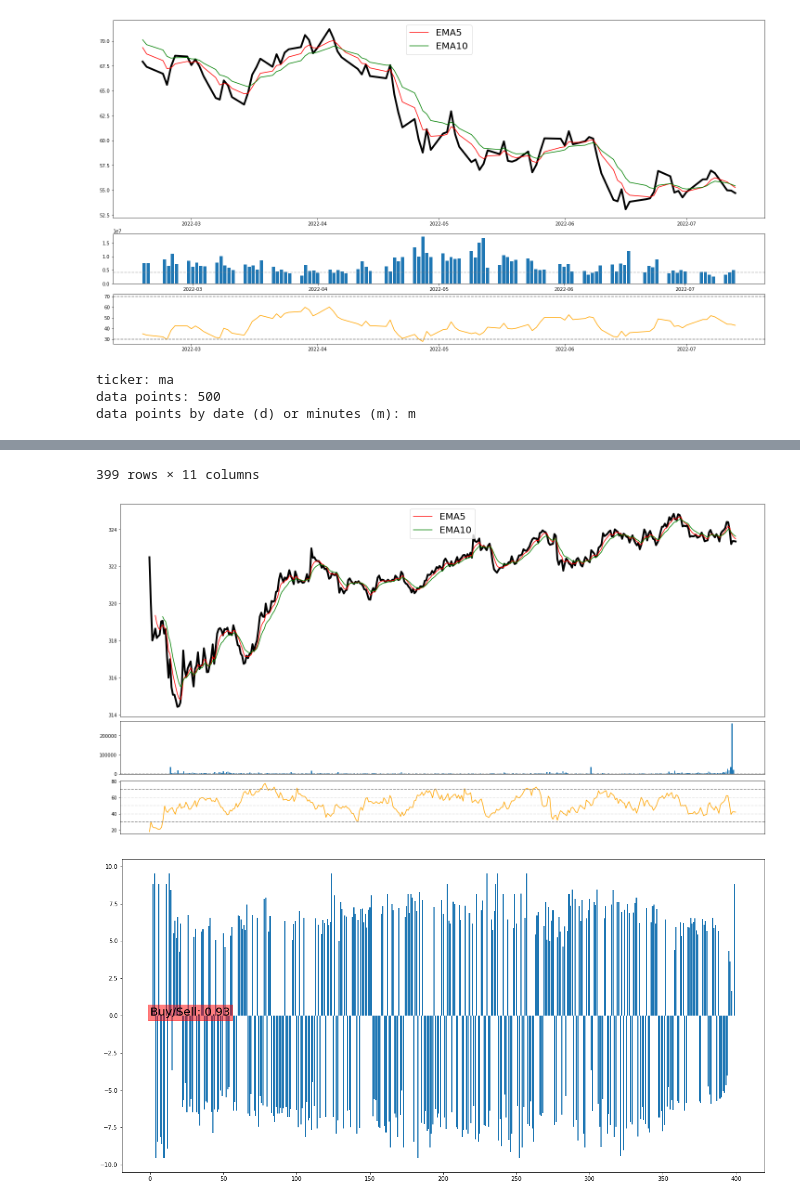
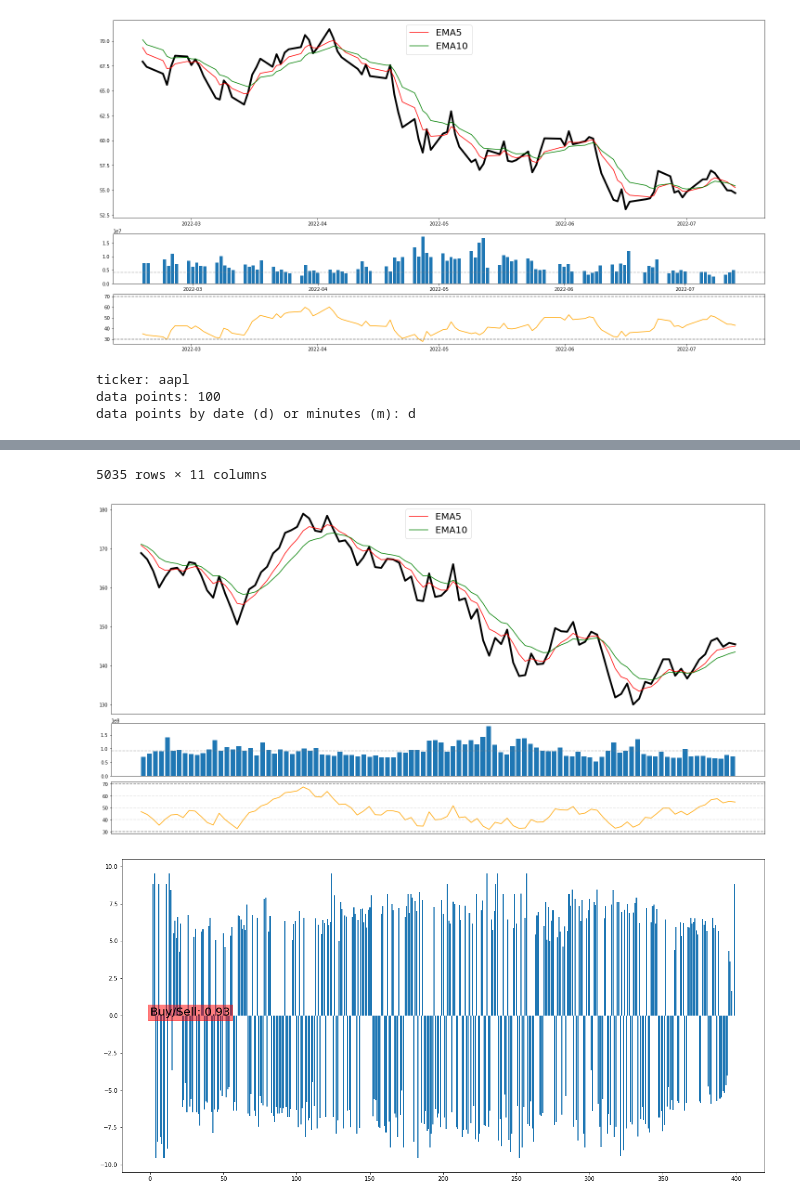
Before and after one commit to CodeCerebro/tpa, a Jupyter notebook: tda.ipynb, the cells around one changed output, grey strips where cells are left out. Saved outputs shown, nothing was run; the diff lists cells and outputs as text; code cells hidden in the pictures.

```diff
--- a/tda.ipynb
+++ b/tda.ipynb
@@ -186,17 +197,17 @@ def RSI(data, days=14):
     if isinstance(data, dict): # when the data is a dictionary
         df = {}
         for sector in data.keys():
-            daily_returns = data[sector]['close'].diff() # taking the difference from previous day
-            for daily_return in daily_returns:
-                if daily_return == 0: # when there is no change in price, both up_tick and down_tick are zero
+            returns = data[sector]['close'].diff() # taking the difference from previous day
+            for dret in returns:
+                if ret == 0: # when there is no change in price, both up_tick and down_tick are zero
                     gain.append(0)
                     loss.append(0)
-                elif daily_return > 0:
-                    gain.append(daily_return)
+                elif ret > 0:
+                    gain.append(ret)
                     loss.append(0)
                 else:
                     gain.append(0)
-                    loss.append(abs(daily_return))
+                    loss.append(abs(ret))
 
             # storing up_tick and down_tick list in a dataframe to use ewm method.
             df[sector] = pd.DataFrame({'gain': pd.Series(gain), 'loss': pd.Series(loss)})
@@ -207,17 +218,17 @@ def RSI(data, days=14):
             data[sector]['RSI'] = 100 - 100/(1 + df[sector]['average gain'] / df[sector]['average loss'])
 
     else: # when the data is just a ticker symbol
-        daily_returns = data['close'].diff()
-        for daily_return in daily_returns:
-            if daily_return == 0:
+        returns = data['close'].diff()
+        for ret in returns:
+            if ret == 0: # when there is no change in price, both up_tick and down_tick are zero
                 gain.append(0)
-                loss.append(0)
-            elif daily_return > 0:
-                gain.append(daily_return)
-                loss.append(0)
-            else:
-                gain.append(0)
-                loss.append(abs(daily_return))
+                    loss.append(0)
+                elif ret > 0:
+                    gain.append(ret)
+                    loss.append(0)
+                else:
+                    gain.append(0)
+                    loss.append(abs(ret))
         df = pd.DataFrame({'gain': pd.Series(gain), 'loss': pd.Series(loss)})
         df['gain'][0] = 0
         df['loss'][0] = 0
@@ -352,8 +365,8 @@ def chart(payload):
 
     return handler
 # %%
-chart(payload_1m)
+chart(payload_1d)
 # %% [output]
-ticker: ma
-data points: 500
-data points by date (d) or minutes (m): m
+ticker: aapl
+data points: 100
+data points by date (d) or minutes (m): d
@@ -372,5 +385,5 @@ data points by date (d) or minutes (m): m
-399 rows × 11 columns
+5035 rows × 11 columns
-[figure, old version]
+[figure, new version]
 # %%
 # relative volume up-tick and down-tick
 
```
Also changed, not shown: parts of 7 cells of this notebook.
